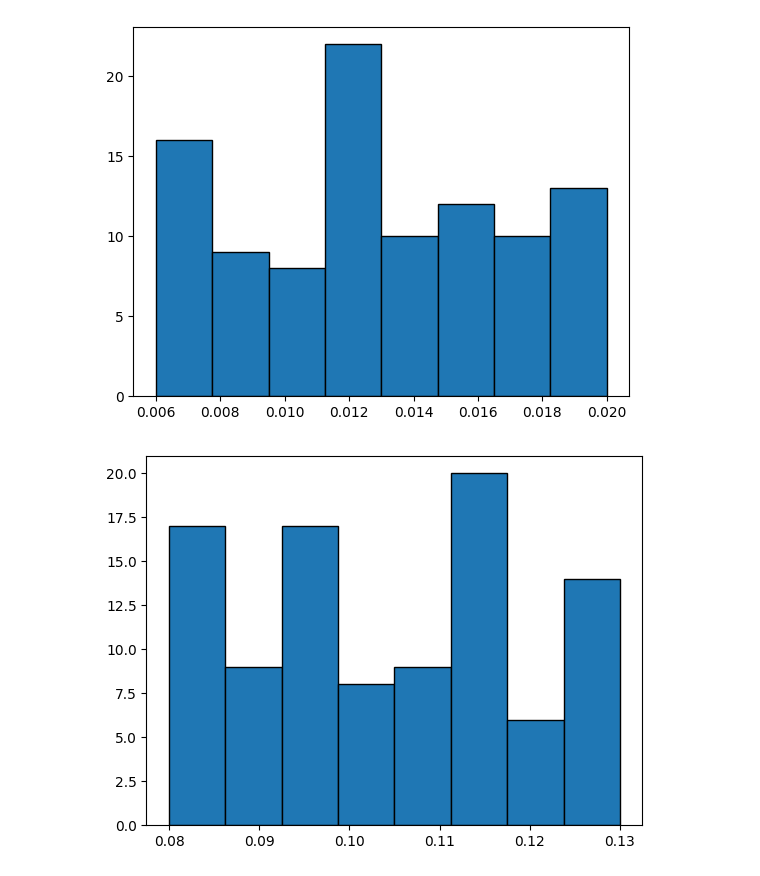
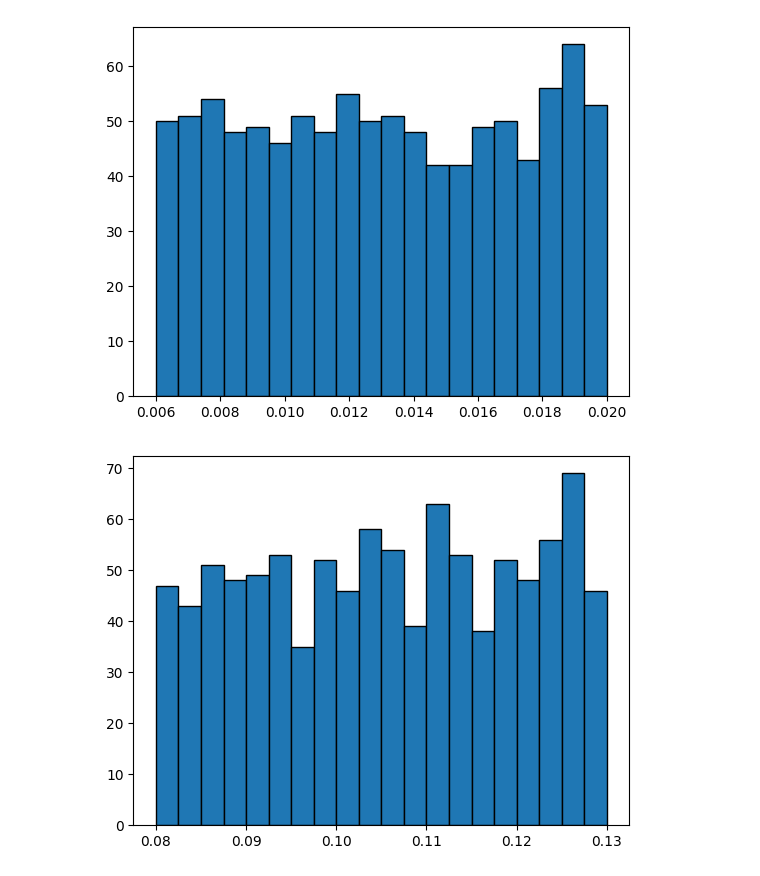
Before and after one commit to andrefsr/Machine-Learning-on-detection-of-buried-cylinders-via-GPR, a Jupyter notebook: sec_sim/machine_learning/data_analysis.ipynb, the cells around one changed output. Cells and saved outputs as stored; diff of their text form; code cells hidden in the pictures.

```diff
--- a/sec_sim/machine_learning/data_analysis.ipynb
+++ b/sec_sim/machine_learning/data_analysis.ipynb
@@ -3,7 +3,7 @@ import pandas as pd
 import numpy as np
 import matplotlib.pyplot as plt
 
-df_labels = pd.read_csv('labels.csv')
+df_labels = pd.read_csv('labels1.csv')
 
 display(df_labels.head(10))
 # %% [output]
@@ -36,14 +34,14 @@ Name: count, dtype: int64
 # %%
 plt.figure()
-plt.hist(df_labels['radius'],bins='auto',edgecolor='black')
+plt.hist(df_labels['radius'],bins=20,edgecolor='black')
 plt.show()
 # %% [output]
-[figure, old version]
+[figure, new version]
 # %%
 plt.figure()
-plt.hist(df_labels['height'],bins='auto',edgecolor='black')
+plt.hist(df_labels['height'],bins=20,edgecolor='black')
 plt.show()
 # %% [output]
-[figure, old version]
+[figure, new version]
 # %%
 plt.figure()
```
Also changed, not shown: parts of 3 cells of this notebook, 3 other files.
